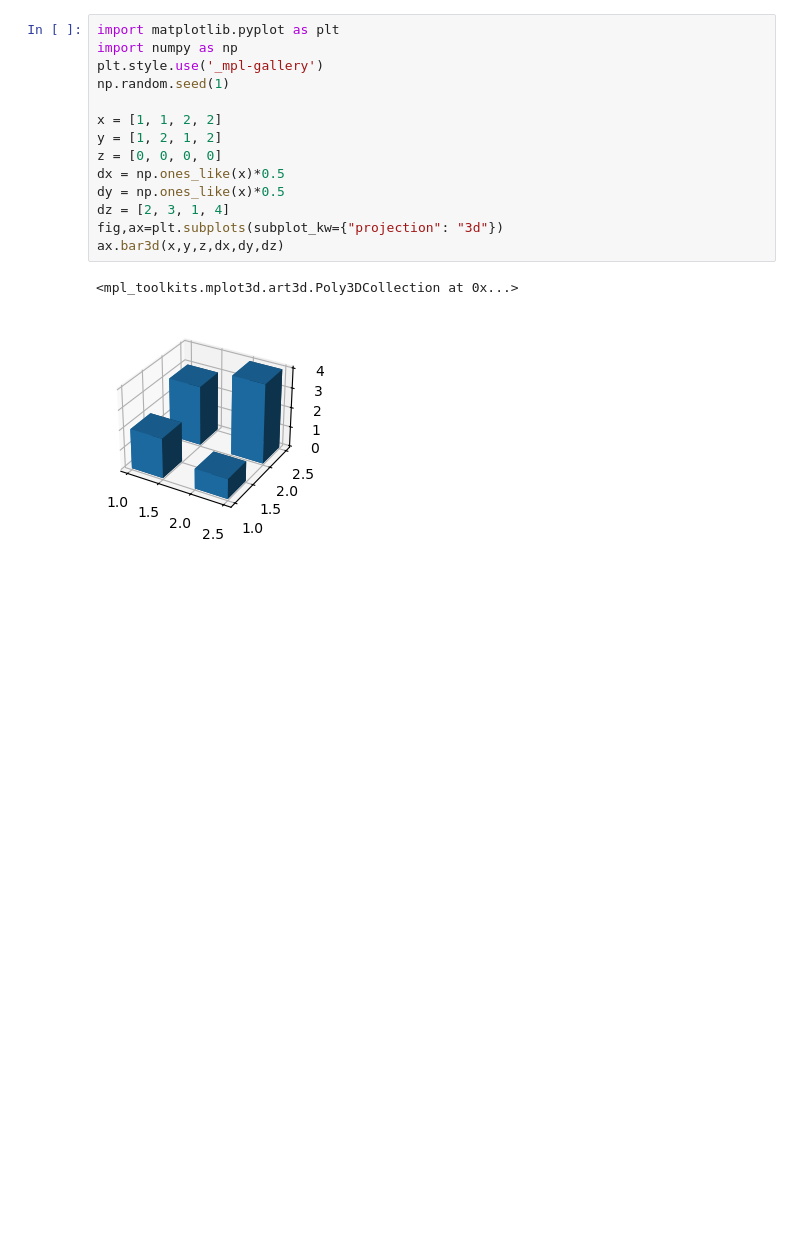
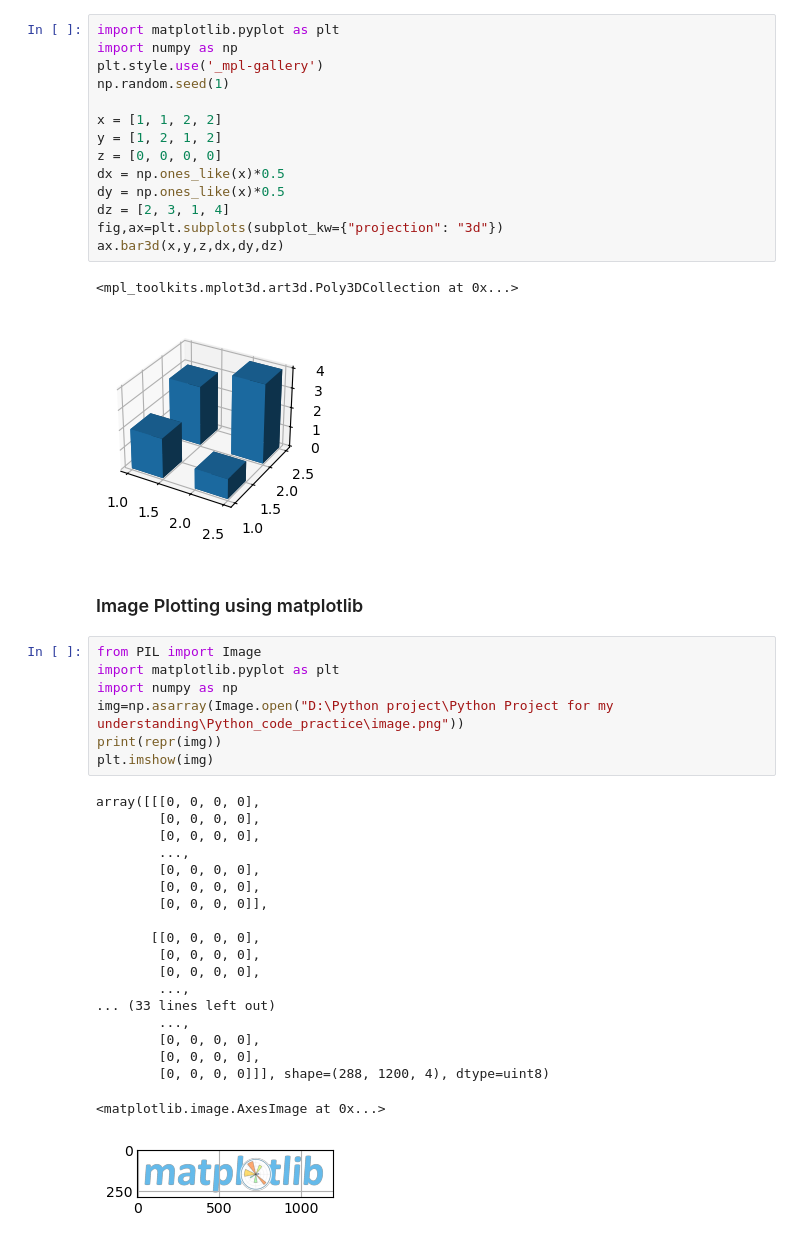
Before and after one commit to Darshan2082002/Python-Project-for-my-understanding, a Jupyter notebook: Python_code_practice/matplotlib.ipynb, the cells around one changed output. Saved outputs shown, nothing was run; the diff lists cells and outputs as text; blank space fills up the shorter version.

```diff
--- a/Python_code_practice/matplotlib.ipynb
+++ b/Python_code_practice/matplotlib.ipynb
@@ -191,3 +191,32 @@ ax.bar3d(x,y,z,dx,dy,dz)
 # %% [output]
 <mpl_toolkits.mplot3d.art3d.Poly3DCollection at 0x...>
 [figure]
+# %% [markdown]
+### Image Plotting using matplotlib
+# %%
+from PIL import Image
+import matplotlib.pyplot as plt
+import numpy as np
+img=np.asarray(Image.open("D:\Python project\Python Project for my understanding\Python_code_practice\image.png"))
+print(repr(img))
+plt.imshow(img)
+# %% [output]
+array([[[0, 0, 0, 0],
+        [0, 0, 0, 0],
+        [0, 0, 0, 0],
+        ...,
+        [0, 0, 0, 0],
+        [0, 0, 0, 0],
+        [0, 0, 0, 0]],
+
+       [[0, 0, 0, 0],
+        [0, 0, 0, 0],
+        [0, 0, 0, 0],
+        ...,
+... (33 lines left out)
+        ...,
+        [0, 0, 0, 0],
+        [0, 0, 0, 0],
+        [0, 0, 0, 0]]], shape=(288, 1200, 4), dtype=uint8)
+<matplotlib.image.AxesImage at 0x...>
+[figure, added]
```
Also changed, not shown: parts of 30 cells of this notebook.
